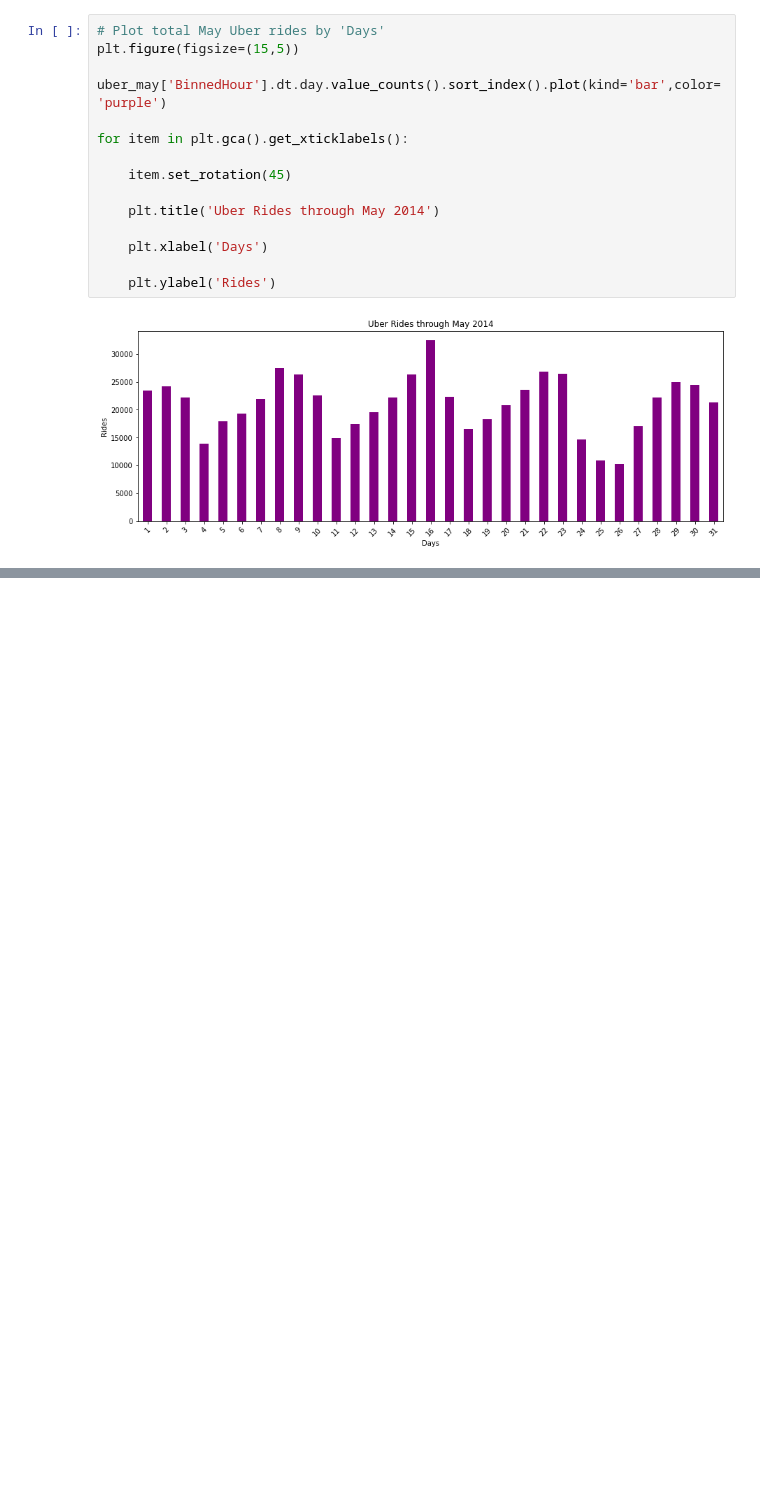
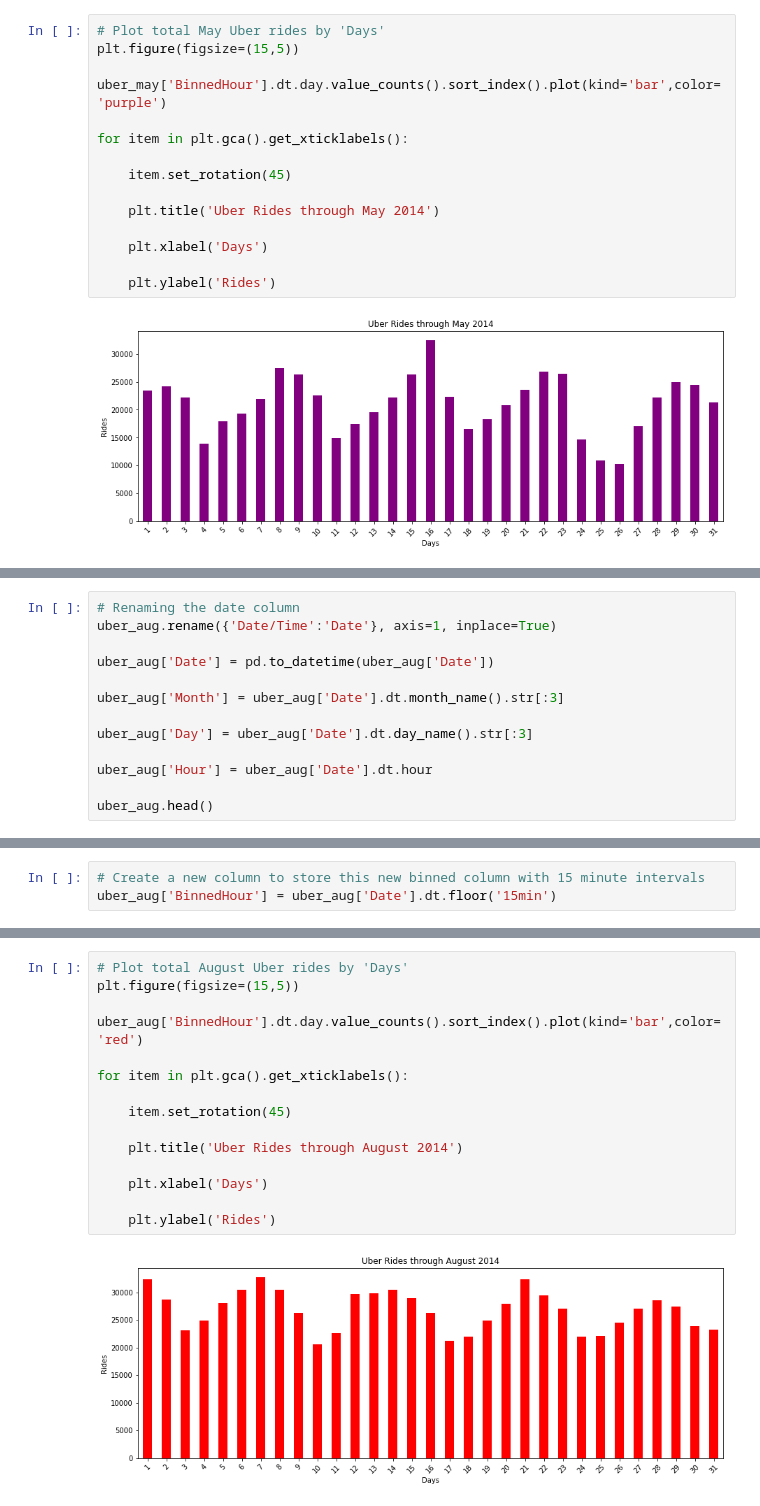
Before and after one commit to Kamerondee/UbervsWeather_Pro1, a Jupyter notebook: main.ipynb, the cells around one changed output, grey strips where cells are left out. Cells and saved outputs as stored; diff of their text form; blank space fills up the shorter version.

```diff
--- a/main.ipynb
+++ b/main.ipynb
@@ -180,0 +370,13 @@ for item in plt.gca().get_xticklabels():
+# %%
+# Renaming the date column
+uber_aug.rename({'Date/Time':'Date'}, axis=1, inplace=True)
+
+uber_aug['Date'] = pd.to_datetime(uber_aug['Date'])
+
+uber_aug['Month'] = uber_aug['Date'].dt.month_name().str[:3]
+
+uber_aug['Day'] = uber_aug['Date'].dt.day_name().str[:3]
+
+uber_aug['Hour'] = uber_aug['Date'].dt.hour
+
+uber_aug.head()
@@ -180,0 +390,3 @@ for item in plt.gca().get_xticklabels():
+# %%
+# Create a new column to store this new binned column with 15 minute intervals
+uber_aug['BinnedHour'] = uber_aug['Date'].dt.floor('15min')
@@ -180,0 +409,17 @@ for item in plt.gca().get_xticklabels():
+# %%
+# Plot total August Uber rides by 'Days'
+plt.figure(figsize=(15,5))
+
+uber_aug['BinnedHour'].dt.day.value_counts().sort_index().plot(kind='bar',color='red')
+
+for item in plt.gca().get_xticklabels():
+
+    item.set_rotation(45)
+
+    plt.title('Uber Rides through August 2014')
+
+    plt.xlabel('Days')
+
+    plt.ylabel('Rides')
+# %% [output]
+[figure, added]
```
Also changed, not shown: parts of 22 cells of this notebook.
